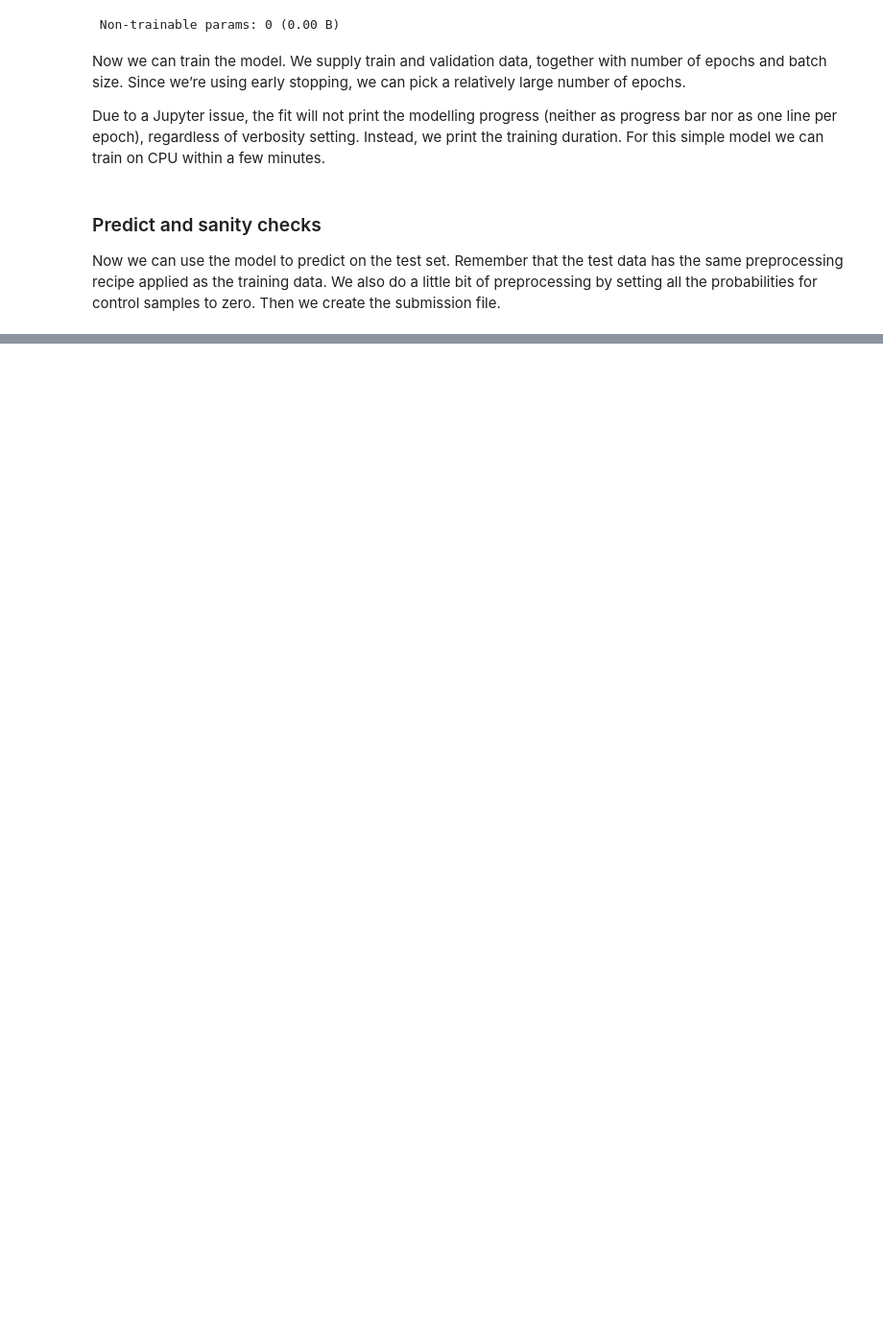
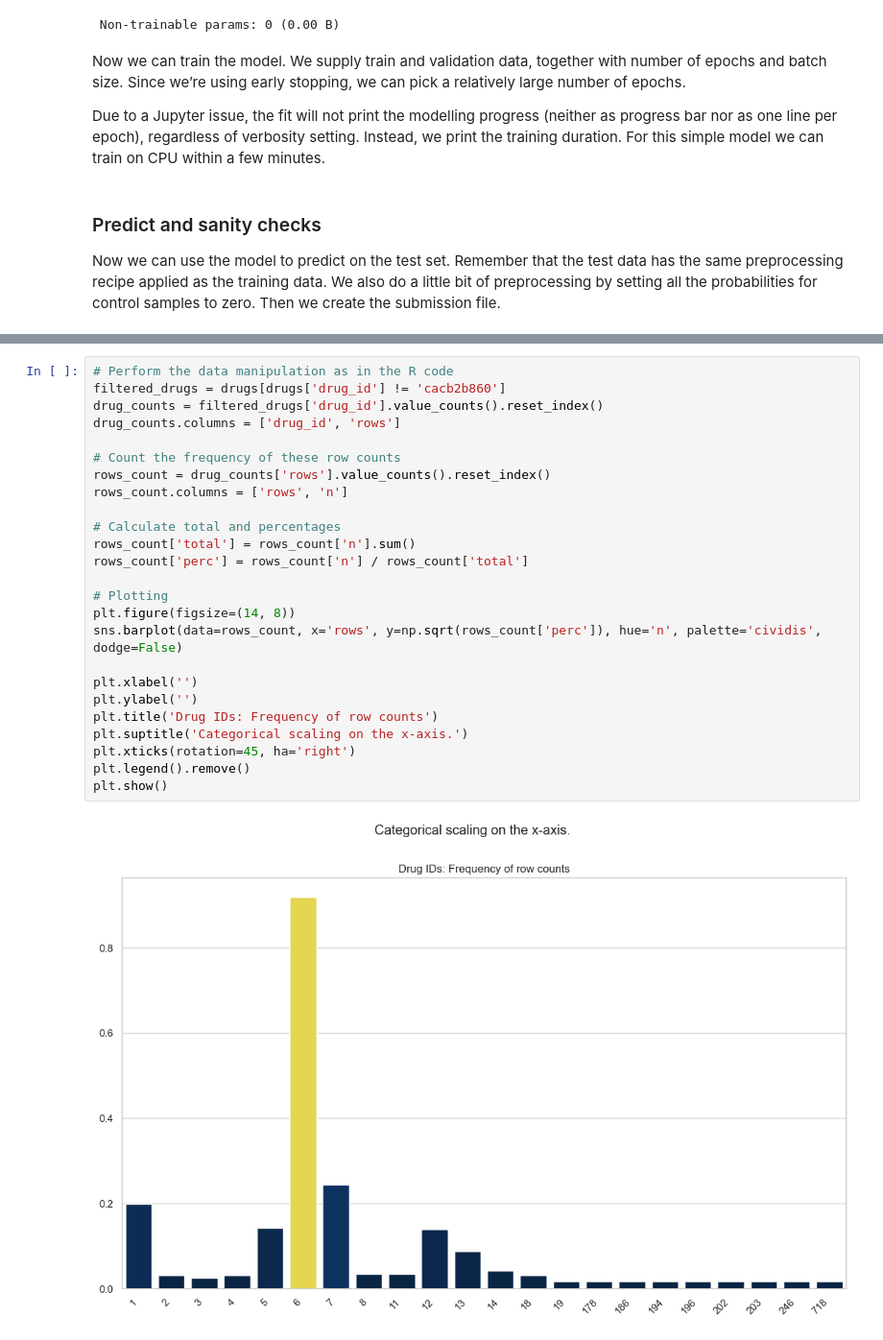
Before and after one commit to mahshid1373/Mechanisms-of-Action-MoA-Prediction, a Jupyter notebook: main.ipynb, the cells around one changed output, grey strips where cells are left out. Shown at 96% size. Saved outputs shown, nothing was run; the diff lists cells and outputs as text; blank space fills up the shorter version.

```diff
--- a/main.ipynb
+++ b/main.ipynb
@@ -1152,0 +1243,27 @@ ValueError: Unexpected input dimension 873, expected 875
+# %%
+# Perform the data manipulation as in the R code
+filtered_drugs = drugs[drugs['drug_id'] != 'cacb2b860']
+drug_counts = filtered_drugs['drug_id'].value_counts().reset_index()
+drug_counts.columns = ['drug_id', 'rows']
+
+# Count the frequency of these row counts
+rows_count = drug_counts['rows'].value_counts().reset_index()
+rows_count.columns = ['rows', 'n']
+
+# Calculate total and percentages
+rows_count['total'] = rows_count['n'].sum()
+rows_count['perc'] = rows_count['n'] / rows_count['total']
+
+# Plotting
+plt.figure(figsize=(14, 8))
+sns.barplot(data=rows_count, x='rows', y=np.sqrt(rows_count['perc']), hue='n', palette='cividis', dodge=False)
+
+plt.xlabel('')
+plt.ylabel('')
+plt.title('Drug IDs: Frequency of row counts')
+plt.suptitle('Categorical scaling on the x-axis.')
+plt.xticks(rotation=45, ha='right')
+plt.legend().remove()
+plt.show()
+# %% [output]
+[figure, added]
```
Also changed, not shown: parts of 12 cells of this notebook.
